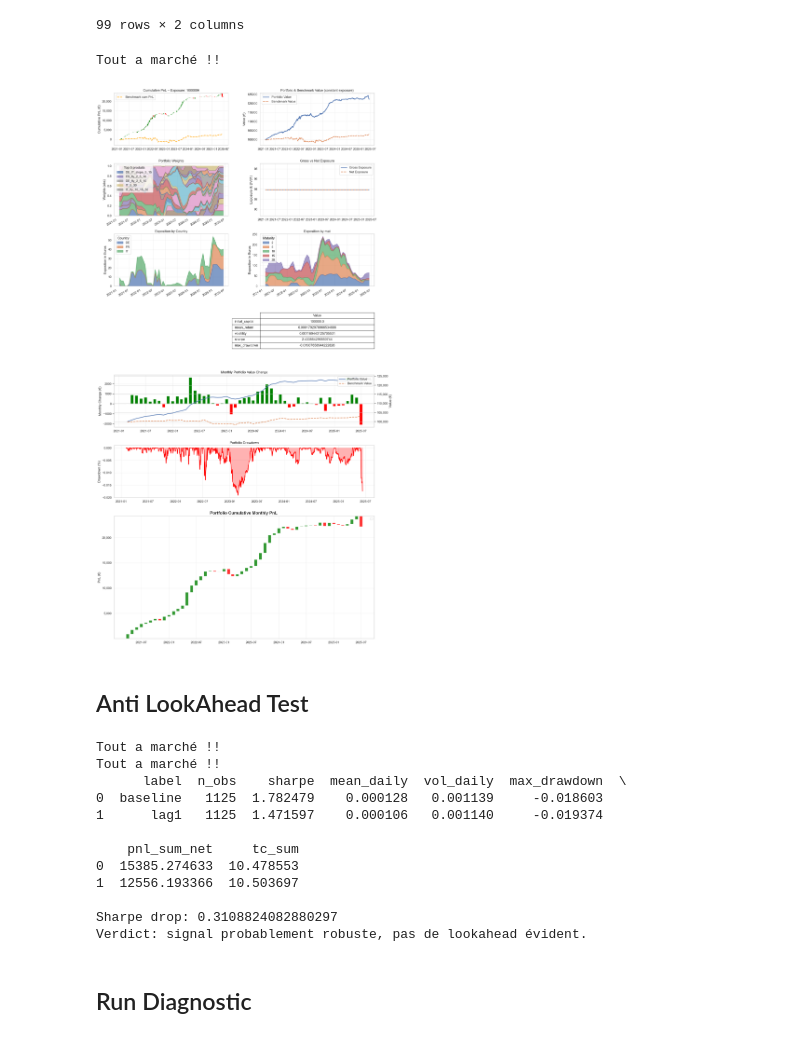
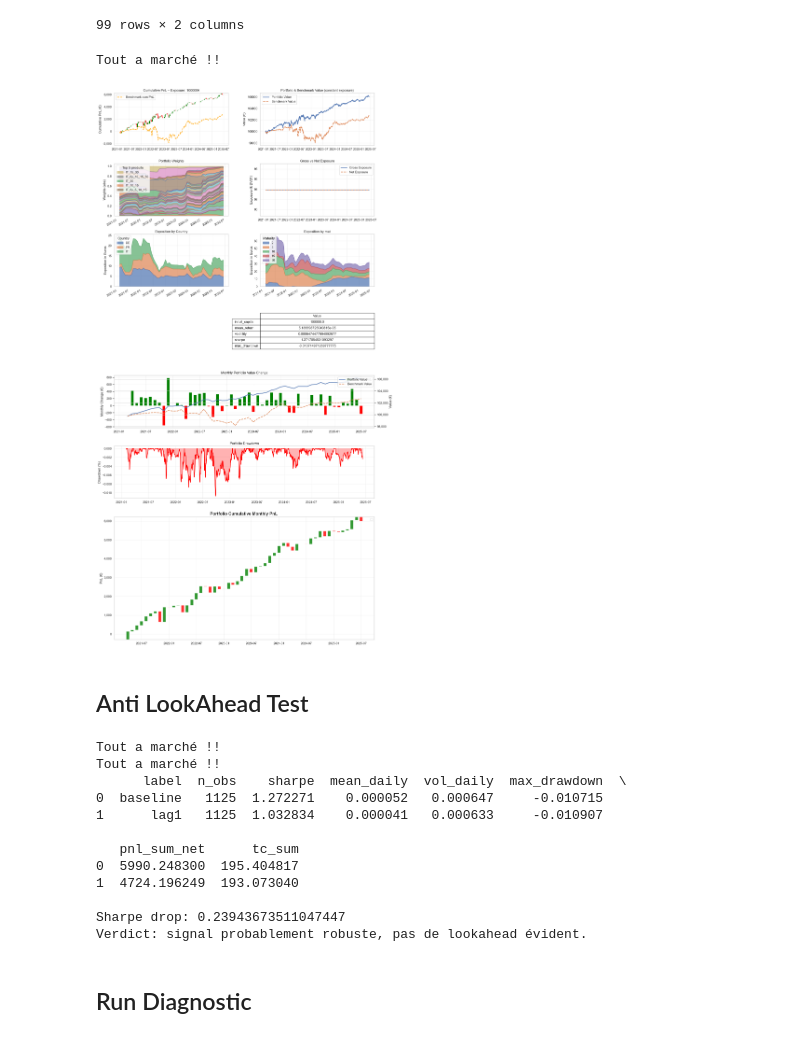
Before and after one commit to pradosth0/Markowitz_based_portfolio_allocation, a Jupyter notebook: pf_bond.ipynb, the cells around one changed output. Cells and saved outputs as stored; diff of their text form; code cells hidden in the pictures.

```diff
--- a/pf_bond.ipynb
+++ b/pf_bond.ipynb
@@ -205,19 +205,6 @@ data["dy"] = (
 )
 data["dy_bp"] = data["dy"] * 1e4
 
-# %%
-# --- Typing & sorting ---
-data["time_stamp"] = pd.to_datetime(data["time_stamp"])
-data["mat_cat"] = data["mat_cat"].astype(str)
-
-data = data.sort_values(["isin", "time_stamp"]).reset_index(drop=True)
-
-# --- Yield level & changes ---
-data["y_dec"] = data["yield"] / 100.0
-data["dy"] = data.groupby("isin")["y_dec"].diff()
-data["dy_bp"] = (data["dy"] * 1e4).fillna(0.0)
-
-
 # Carry propre via coupons donnés
 bad_isins = [
     "FR001400FYQ4", "IT0005607269", "FR001400PM68", "FR001400HI98",
@@ -228,7 +215,9 @@ bad_isins = [
 ]
 data = data[~data["isin"].isin(bad_isins)]
 try:
-    data = data.groupby("isin", group_keys=False).apply(_compute_carry_for_isin, include_groups=False)
+    data = data.groupby("isin", group_keys=False).apply(
+        _compute_carry_for_isin, include_groups=False
+    )
 except TypeError:
     data = data.groupby("isin", group_keys=False).apply(_compute_carry_for_isin)
 
@@ -240,7 +229,11 @@ data["pnl_total_unit"] = data["pnl_yield"] + data["pnl_carry"]
 
 # VERSION 2 : RETURN NORMALISÉ DV01 (en bp)
 eps = 1e-12
-data["carry_bp_equiv"] = np.where(np.abs(data["dv01"]) > eps, data["pnl_carry"] / data["dv01"], 0.0)
+data["carry_bp_equiv"] = np.where(
+    np.abs(data["dv01"]) > eps,
+    data["pnl_carry"] / data["dv01"],
+    0.0,
+)
 data["ret_total_per_dv01"] = -data["dy_bp"] + data["carry_bp_equiv"]
 
 data.head()
@@ -1218,7 +1436,7 @@ IT_fly_5_10_15     0.000000
 class TimeSeriesPortfolio:
     def __init__(self, data, start_date, end_date, rebalance_freq='ME',
                  long_only=False, lamb=0.1, benchmark="ew",
-                capital_init=100_000, span = 6, initial_weights= None, delta = 0.1, tc_gamma=0.0, use_qp=False):
+                capital_init=100_000, span = 6, initial_weights= None, delta = 0.1, tc_gamma=0.0):
 
         # Convert time_stamp to Timestamp
         self.data = data.copy()
@@ -1233,8 +1451,6 @@ class TimeSeriesPortfolio:
         self.span = span
 
         self.tc_gamma = float(tc_gamma)
-        self.use_qp = bool(use_qp)
-
         self.delta = delta
         self.initial_weights = initial_weights
 
@@ -1344,7 +1560,7 @@ class TimeSeriesPortfolio:
                 span=self.span,
                 initial_weights=w,
                 delta=self.delta,
-                tc_gamma=self.tc_gamma,   # <--- important
+                tc_gamma=self.tc_gamma
             )
 
             w_df = pf.process()
@@ -1684,31 +1954,31 @@ df_weights
 # %%
 start_date = "2021-01-01"
 end_date   = "2025-06-10"
 
 
 tspf = TimeSeriesPortfolio(
     data=long_new,
     start_date="2021-01-01",
     end_date="2025-06-10",
     rebalance_freq="1M",
     long_only=True,
     lamb=0.2,
     benchmark="ew",
-    span=5,
+    span=30,
     delta=0.1,
-    tc_gamma=1000,   # intensité des coûts dans l’optimisation
+    tc_gamma=100,   # intensité des coûts dans l’optimisation
     initial_weights= df_weights["weight"]
 )
 tspf.dv01_by_product = dv01_by_product
 
 
 tspf.generate_portfolios()
 
 viz = PortfolioDashboardVisualizer(tspf)
 viz.plot_dashboard()
 # %% [output]
 Tout a marché !!
-[figure, old version]
+[figure, new version]
 # %% [markdown]
 ## Anti LookAhead Test
 # %%
@@ -1721,9 +1991,9 @@ def run_backtest(df_long, label):
         long_only=True,
         lamb=0.2,
         benchmark="ew",
-        span=5,
-        delta=0.5,
-        tc_gamma=15000,
+        span=30,
+        delta=0.1,
+        tc_gamma=100,
         initial_weights=df_weights["weight"]
     )
     tspf_tmp.dv01_by_product = dv01_by_product
@@ -1779,14 +2049,14 @@ else:
 Tout a marché !!
 Tout a marché !!
       label  n_obs    sharpe  mean_daily  vol_daily  max_drawdown  \
-0  baseline   1125  1.782479    0.000128   0.001139     -0.018603
-1      lag1   1125  1.471597    0.000106   0.001140     -0.019374
+0  baseline   1125  1.272271    0.000052   0.000647     -0.010715
+1      lag1   1125  1.032834    0.000041   0.000633     -0.010907
 
-    pnl_sum_net     tc_sum
-0  15385.274633  10.478553
-1  12556.193366  10.503697
+   pnl_sum_net      tc_sum
+0  5990.248300  195.404817
+1  4724.196249  193.073040
 
-Sharpe drop: 0.3108824082880297
+Sharpe drop: 0.23943673511047447
 Verdict: signal probablement robuste, pas de lookahead évident.
 # %% [markdown]
 ## Run Diagnostic
```
Also changed, not shown: parts of 16 cells of this notebook.
